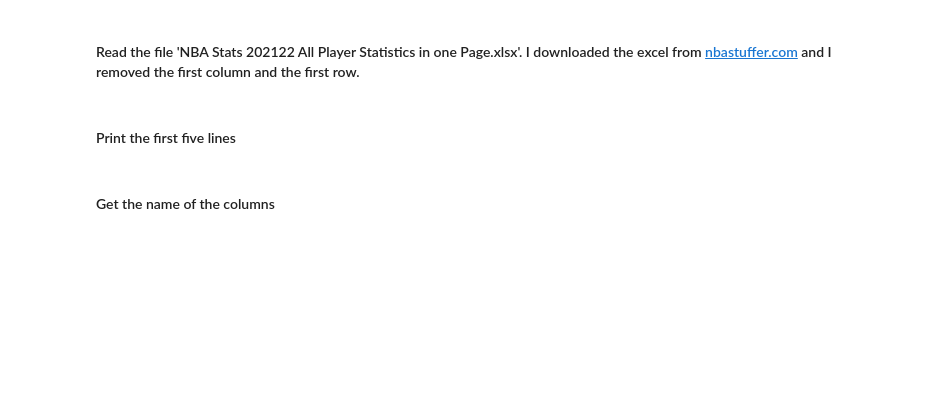
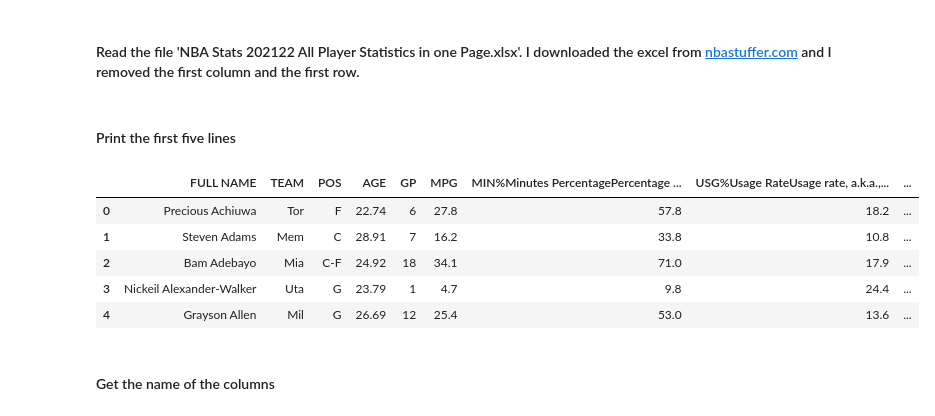
Before and after one commit to tsolakisgeo/CLCV25922, a Jupyter notebook: material/8/DHAW2022-Class8-Pandas-NBA.ipynb, the cells around one changed output. Drawn from its saved outputs; the diff is of its cells as text; code cells hidden in the pictures; blank space fills up the shorter version.

```diff
--- a/material/8/DHAW2022-Class8-Pandas-NBA.ipynb
+++ b/material/8/DHAW2022-Class8-Pandas-NBA.ipynb
@@ -8,4 +10,13 @@ pd.set_option('display.width', 1000)
 # %% [markdown]
 #### Print the first five lines
+# %%
+df.head(5)
+# %% [output]
+|  | FULL NAME | TEAM | POS | AGE | GP | MPG | MIN%Minutes PercentagePercentage ... | USG%Usage RateUsage rate, a.k.a.,... | ... |
+| 0 | Precious Achiuwa | Tor | F | 22.74 | 6 | 27.8 | 57.8 | 18.2 | ... |
+| 1 | Steven Adams | Mem | C | 28.91 | 7 | 16.2 | 33.8 | 10.8 | ... |
+| 2 | Bam Adebayo | Mia | C-F | 24.92 | 18 | 34.1 | 71.0 | 17.9 | ... |
+| 3 | Nickeil Alexander-Walker | Uta | G | 23.79 | 1 | 4.7 | 9.8 | 24.4 | ... |
+| 4 | Grayson Allen | Mil | G | 26.69 | 12 | 25.4 | 53.0 | 13.6 | ... |
 # %% [markdown]
 #### Get the name of the columns
```
Also changed, not shown: parts of 24 cells of this notebook.
